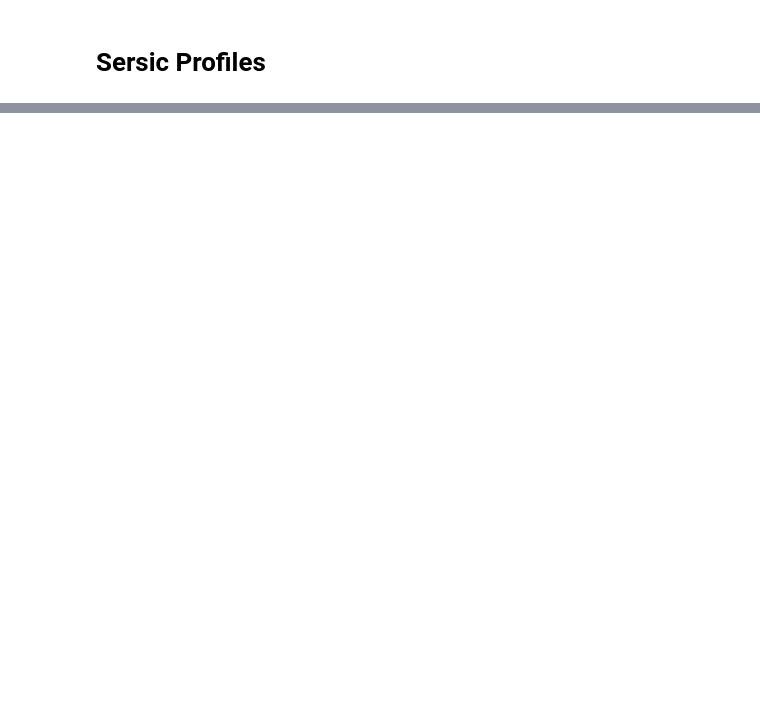
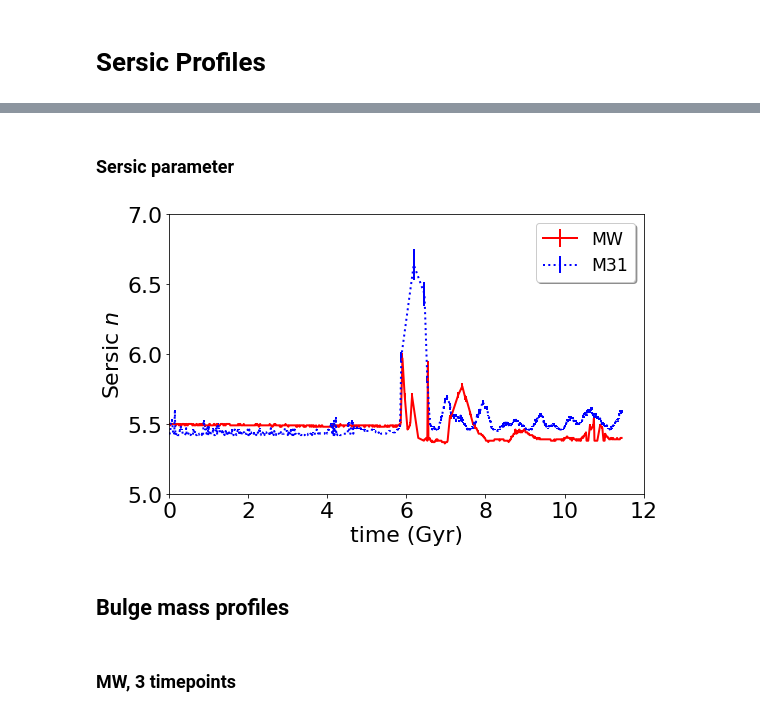
Before and after one commit to colinleach/400B_Leach, a Jupyter notebook: Project/notebooks/sersic.ipynb, the cells around one changed output, grey strips where cells are left out. Cells and saved outputs as stored; diff of their text form; code cells hidden in the pictures; blank space fills up the shorter version.

```diff
--- a/Project/notebooks/sersic.ipynb
+++ b/Project/notebooks/sersic.ipynb
@@ -45,0 +92,32 @@ MW 0
+# %% [markdown]
+### Sersic parameter
+# %%
+fig = plt.figure(figsize=(8,5))
+ax0 = plt.subplot()
+
+# add the curves
+n = 1 # plot every n'th time point
+ax0.errorbar(MW['t'][::n], MW['n'][::n], yerr=MW['err'][::n], fmt='r-', lw=2, label='MW')
+ax0.errorbar(M31['t'][::n], M31['n'][::n], yerr=M31['err'][::n], fmt='b:', lw=2, label='M31')
+
+ax0.legend(fontsize='xx-large', shadow=True)
+
+# Add axis labels
+ax0.set_xlabel("time (Gyr)", fontsize=22)
+ax0.set_ylabel("Sersic $n$", fontsize=22)
+
+ax0.set_xlim(0,12)
+ax0.set_ylim(5,7)
+
+# ax0.set_title("Hernquist scale radius", fontsize=24)
+#adjust tick label font size
+label_size = 22
+rcParams['xtick.labelsize'] = label_size
+rcParams['ytick.labelsize'] = label_size
+
+plt.tight_layout()
+plt.savefig('sersic_n.pdf', rasterized=True, dpi=350);
+# %% [output]
+[figure, added]
+# %% [markdown]
+## Bulge mass profiles
@@ -46 +138,3 @@ MW 0
+# %% [markdown]
+### MW, 3 timepoints
 # %%
```
Also changed, not shown: parts of 16 cells of this notebook, 52 other files.
